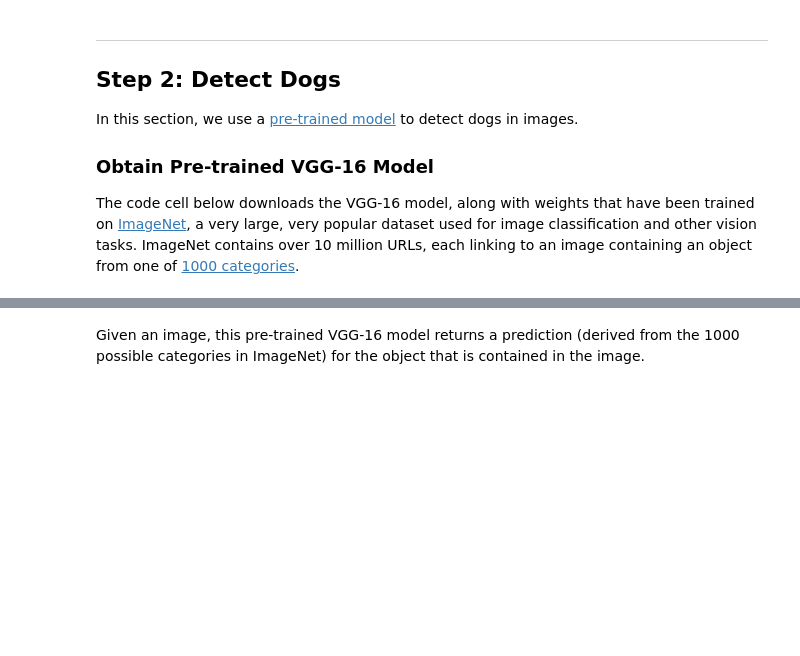
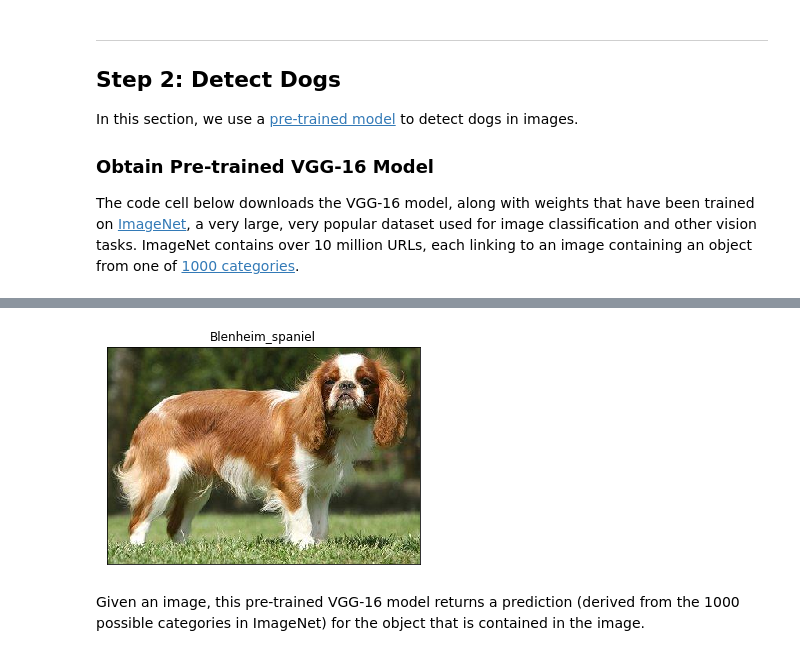
Before and after one commit to kondra50/dog_breed_classification, a Jupyter notebook: dog_app.ipynb, the cells around one changed output, grey strips where cells are left out. Saved outputs shown, nothing was run; the diff lists cells and outputs as text; code cells hidden in the pictures; blank space fills up the shorter version.

```diff
--- a/dog_app.ipynb
+++ b/dog_app.ipynb
@@ -216,3 +230,65 @@ Downloading: "https://download.pytorch.org/models/vgg16-397923af.pth" to /home/i
+# %%
+def im_convert(tensor):
+    """ Display a tensor as an image. """
+    image = tensor.to("cpu").clone().detach()
+    image = image.numpy().squeeze()
+    image = image.transpose(1,2,0)
+    image = image * np.array((0.229, 0.224, 0.225)) + np.array((0.485, 0.456, 0.406))
+    image = image.clip(0, 1)
+    return image
+
+def show_image_from_path(img_path, title = None):
+    img = cv2.cvtColor(cv2.imread(img_path), cv2.COLOR_BGR2RGB)
+    plt.imshow(img)
+    plt.gca().set_xticks([])
+    plt.gca().set_yticks([])
+    if title is not None:
+        plt.gca().set_title(title)
+    plt.show()
+# %%
+
+from PIL import Image
+import torchvision.transforms as transforms
+import json
+from PIL import ImageFile
+ImageFile.LOAD_TRUNCATED_IMAGES = True
+
+class_idx = json.load(open("imagenet_class_index.json"))
+idx2label = [class_idx[str(k)][1] for k in range(len(class_idx))]
+
+def pre_trained_predict(img_path, model, device):
+    '''
+    Use pre-trained VGG-16 model to obtain index corresponding to
+    predicted ImageNet class for image at specified path
+
+    Args:
+        img_path: path to an image
+
+    Returns:
+        Index corresponding to VGG-16 model's prediction
+    '''
+    ## TODO: Complete the function.
+    ## Load and pre-process an image from the given img_path
+    ## Return the *index* of the predicted class for that image
+    image = Image.open(img_path).convert('RGB')
+    # To avoid changing the aspect ratio of the image we can use the FiveCrop transform, which returns the center and the
+    # corner crops. Five outputs are calculated and then averaged.
+    in_transform = transforms.Compose([
+                        transforms.Resize(img_short_side_resize),
+                        transforms.FiveCrop(img_input_size),
+                        transforms.Lambda(lambda crops: torch.stack([transforms.Compose([
+                    transforms.ToTensor(),transforms.Normalize(mean = norm_mean, std = norm_std)])(crop) for crop in crops]))])
+
+    output = torch.argmax(model(in_transform(image).to(device)).mean(0))
+
+    return output.to("cpu").item() # predicted class index
+
+
+test_image = dog_files_short[0]
+pred = pre_trained_predict(test_image, VGG16, device)
+show_image_from_path(test_image, title = idx2label[pred])
+# %% [output]
+[figure, added]
 # %% [markdown]
 Given an image, this pre-trained VGG-16 model returns a prediction (derived from the 1000 possible categories in ImageNet) for the object that is contained in the image.
 # %% [markdown]
```
Also changed, not shown: parts of 50 cells of this notebook.
